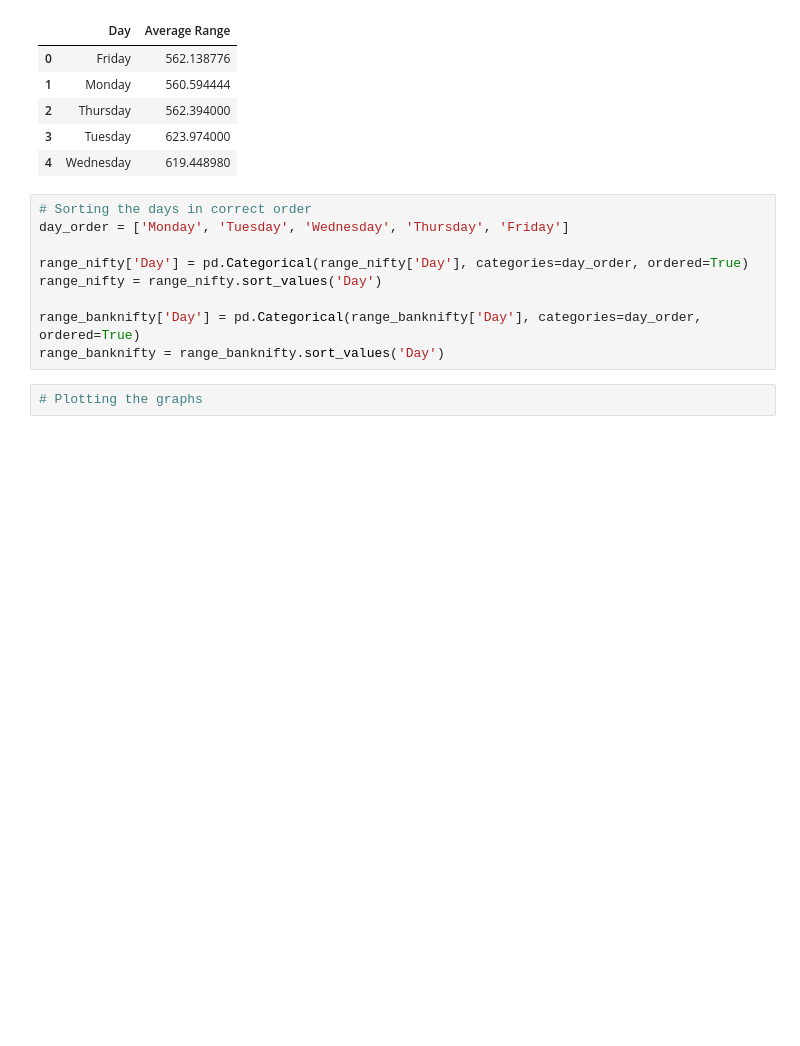
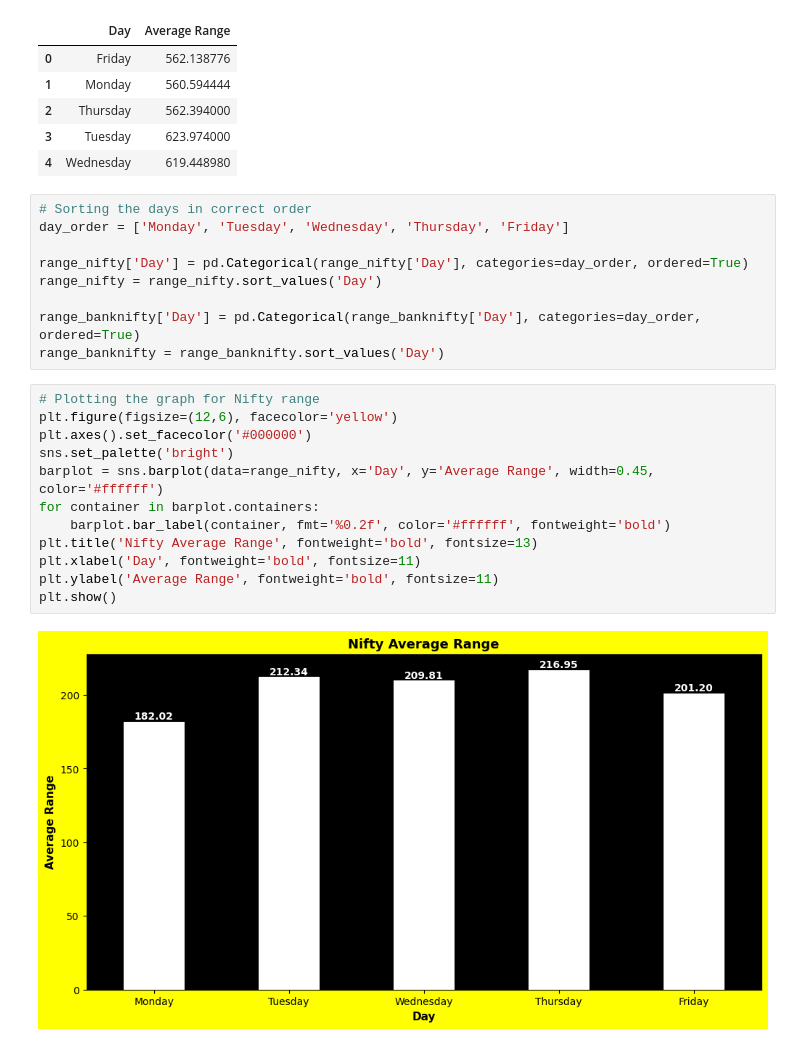
Before and after one commit to akash0214/Range-Analysis, a Jupyter notebook: indexRanges.ipynb, the cells around one changed output. Cells and saved outputs as stored; diff of their text form; blank space fills up the shorter version.

Commit message:
Graphs plotted

```diff
--- a/indexRanges.ipynb
+++ b/indexRanges.ipynb
@@ -82,5 +82,17 @@ range_nifty = range_nifty.sort_values('Day')
 
 range_banknifty['Day'] = pd.Categorical(range_banknifty['Day'], categories=day_order, ordered=True)
 range_banknifty = range_banknifty.sort_values('Day')
-# %%
-# Plotting the graphs
+# %%
+# Plotting the graph for Nifty range
+plt.figure(figsize=(12,6), facecolor='yellow')
+plt.axes().set_facecolor('#000000')
+sns.set_palette('bright')
+barplot = sns.barplot(data=range_nifty, x='Day', y='Average Range', width=0.45, color='#ffffff')
+for container in barplot.containers:
+    barplot.bar_label(container, fmt='%0.2f', color='#ffffff', fontweight='bold')
+plt.title('Nifty Average Range', fontweight='bold', fontsize=13)
+plt.xlabel('Day', fontweight='bold', fontsize=11)
+plt.ylabel('Average Range', fontweight='bold', fontsize=11)
+plt.show()
+# %% [output]
+[figure, added]
```
Also changed, not shown: parts of 1 cell of this notebook.
